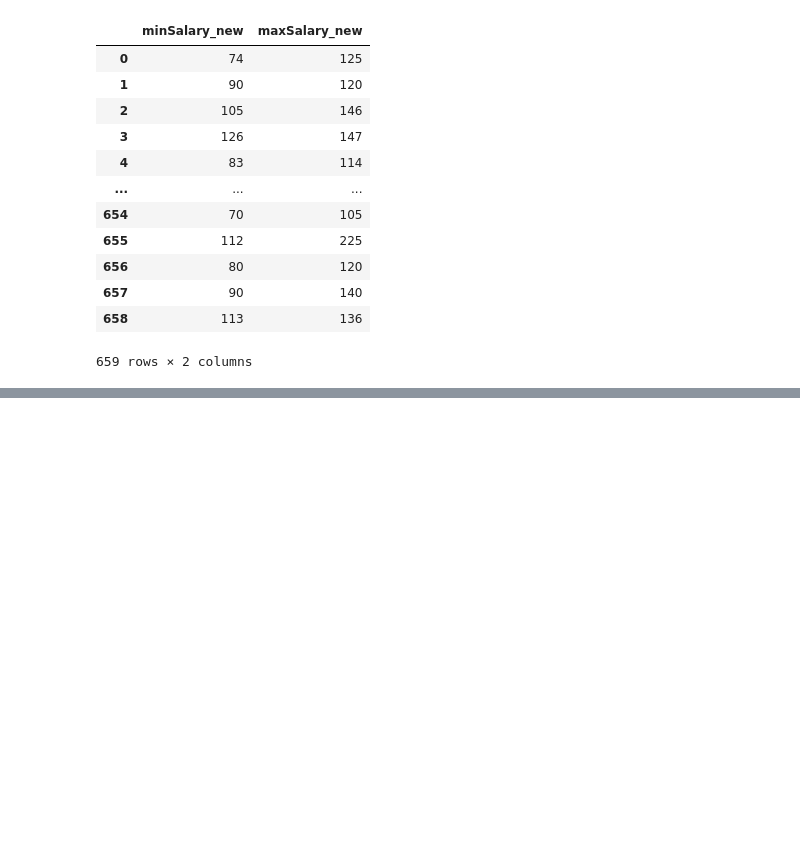
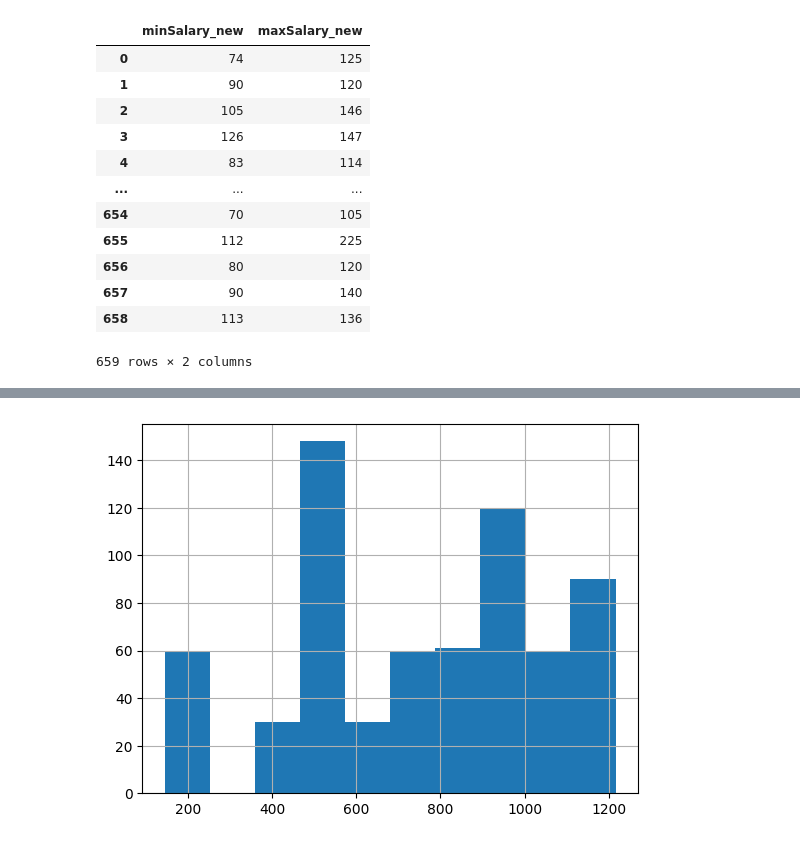
Before and after one commit to mosemb/DSalary, a Jupyter notebook: Eda.ipynb, the cells around one changed output, grey strips where cells are left out. Cells and saved outputs as stored; diff of their text form; code cells hidden in the pictures; blank space fills up the shorter version.

```diff
--- a/Eda.ipynb
+++ b/Eda.ipynb
@@ -270,0 +289,6 @@ df.describe()
+# %%
+#Job Description
+df.Job_Desc_len.hist()
+plt.show()
+# %% [output]
+[figure, added]
```
Also changed, not shown: parts of 26 cells of this notebook.
